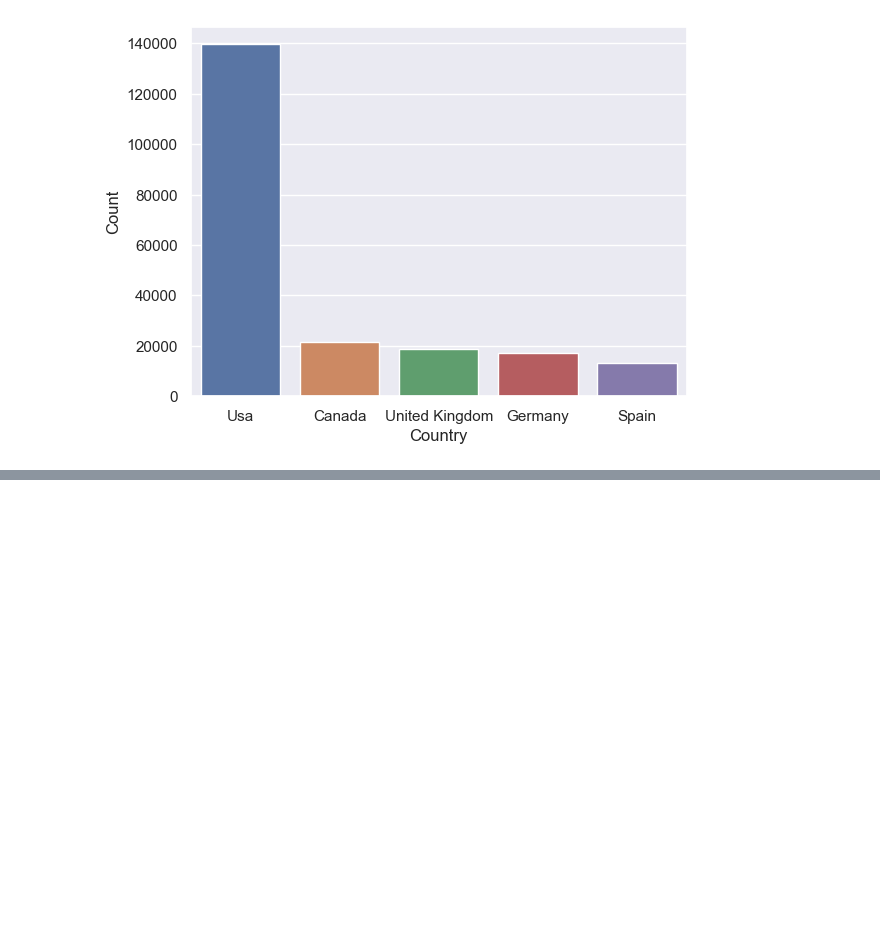
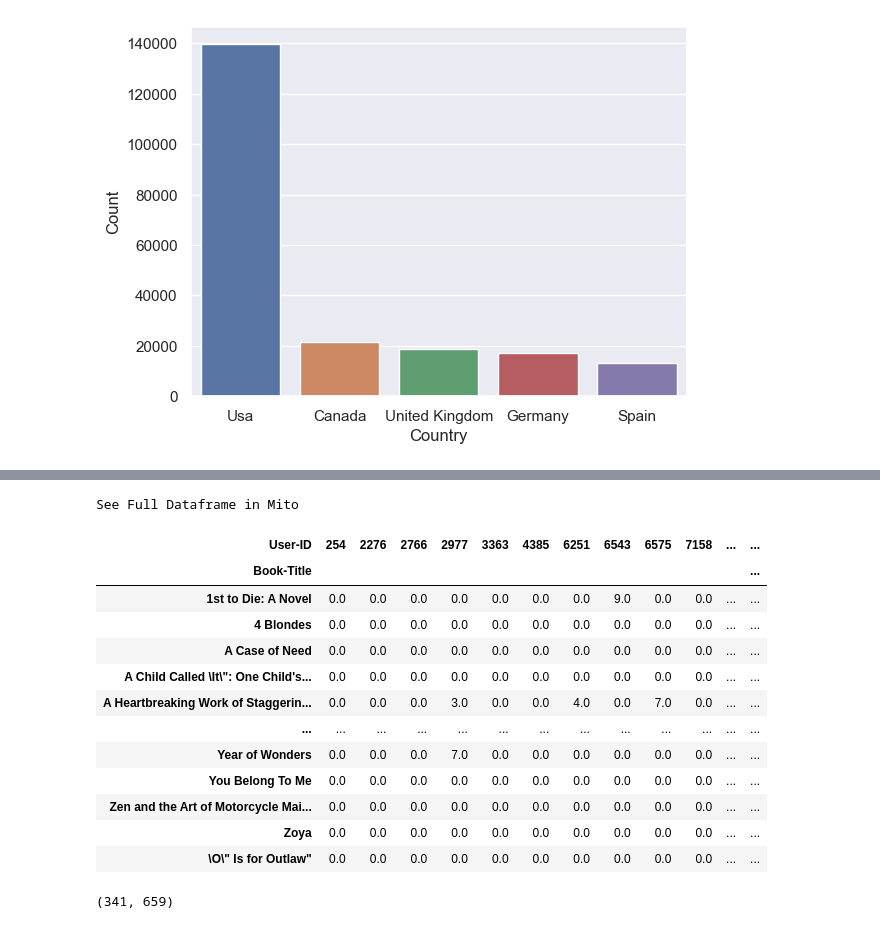
Before and after one commit to Shaktijain9/Book-Recommender-System, a Jupyter notebook: Book-Recommender-System.ipynb, the cells around one changed output, grey strips where cells are left out. Saved outputs shown, nothing was run; the diff lists cells and outputs as text; code cells hidden in the pictures; blank space fills up the shorter version.

```diff
--- a/Book-Recommender-System.ipynb
+++ b/Book-Recommender-System.ipynb
@@ -356,0 +525,23 @@ Text(0, 0.5, 'Count')
+# %%
+pt.fillna(0, inplace=True)
+# %%
+pt
+# %% [output]
+See Full Dataframe in Mito
+| User-ID | 254 | 2276 | 2766 | 2977 | 3363 | 4385 | 6251 | 6543 | 6575 | 7158 | ... | ... |
+| Book-Title |  |  |  |  |  |  |  |  |  |  |  | ... |
+| 1st to Die: A Novel | 0.0 | 0.0 | 0.0 | 0.0 | 0.0 | 0.0 | 0.0 | 9.0 | 0.0 | 0.0 | ... | ... |
+| 4 Blondes | 0.0 | 0.0 | 0.0 | 0.0 | 0.0 | 0.0 | 0.0 | 0.0 | 0.0 | 0.0 | ... | ... |
+| A Case of Need | 0.0 | 0.0 | 0.0 | 0.0 | 0.0 | 0.0 | 0.0 | 0.0 | 0.0 | 0.0 | ... | ... |
+| A Child Called \It\": One Child's... | 0.0 | 0.0 | 0.0 | 0.0 | 0.0 | 0.0 | 0.0 | 0.0 | 0.0 | 0.0 | ... | ... |
+| A Heartbreaking Work of Staggerin... | 0.0 | 0.0 | 0.0 | 3.0 | 0.0 | 0.0 | 4.0 | 0.0 | 7.0 | 0.0 | ... | ... |
+| ... | ... | ... | ... | ... | ... | ... | ... | ... | ... | ... | ... | ... |
+| Year of Wonders | 0.0 | 0.0 | 0.0 | 7.0 | 0.0 | 0.0 | 0.0 | 0.0 | 0.0 | 0.0 | ... | ... |
+| You Belong To Me | 0.0 | 0.0 | 0.0 | 0.0 | 0.0 | 0.0 | 0.0 | 0.0 | 0.0 | 0.0 | ... | ... |
+| Zen and the Art of Motorcycle Mai... | 0.0 | 0.0 | 0.0 | 0.0 | 0.0 | 0.0 | 0.0 | 0.0 | 0.0 | 0.0 | ... | ... |
+| Zoya | 0.0 | 0.0 | 0.0 | 0.0 | 0.0 | 0.0 | 0.0 | 0.0 | 0.0 | 0.0 | ... | ... |
+| \O\" Is for Outlaw" | 0.0 | 0.0 | 0.0 | 0.0 | 0.0 | 0.0 | 0.0 | 0.0 | 0.0 | 0.0 | ... | ... |
+# %%
+pt.shape
+# %% [output]
+(341, 659)
```
Also changed, not shown: parts of 31 cells of this notebook.
